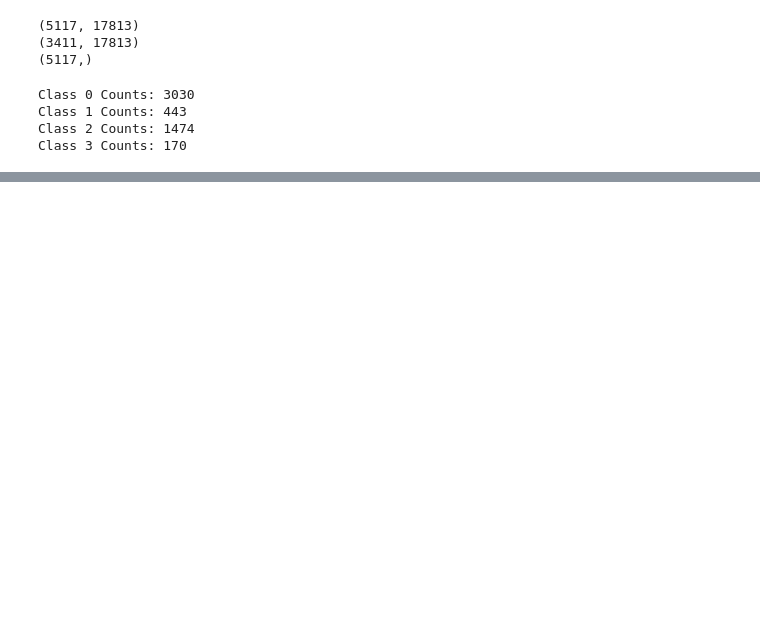
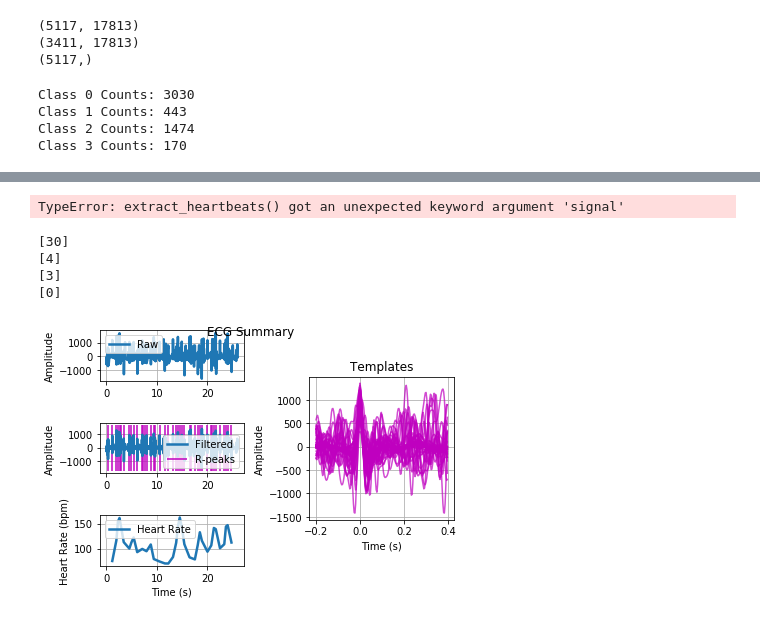
Before and after one commit to devpouya/AML, a Jupyter notebook: task.ipynb, the cells around one changed output, grey strips where cells are left out. Saved outputs shown, nothing was run; the diff lists cells and outputs as text; code cells hidden in the pictures; blank space fills up the shorter version.

```diff
--- a/task.ipynb
+++ b/task.ipynb
@@ -259,3 +368,58 @@ Class 3 Counts: 34
 x_modtrain, y_modtrain = make_folds(5,mod_min_fft_train,labels)
 
 x_zerotrain, y_zerotrain = make_folds(5,zero_pad_fft_train,labels)
+# %%
+from biosppy.signals.ecg import extract_heartbeats
+
+
+def extract_heartbeats(data):
+    All_rpeaks = []
+    All_templates = []
+    thrown_away = []
+    nanplaces = np.isnan(data)
+    for i in range(data.shape[0]):
+        stop_index = np.argmax(nanplaces[i,:]==True) -1
+        if stop_index > 0:
+            templates, rpeaks = extract_heartbeats(signal=data[i,:stop_index],sampling_rate=300)
+            All_rpeaks.append(rpeaks)
+            All_templates.append(templates)
+        else:
+            thrown_away.append(i)
+
+
+    return All_rpeaks, All_templates, thrown_away
+
+rpeaks, templates, thrown_away = extract_heartbeats(data)
+# %% [output]
+TypeError: extract_heartbeats() got an unexpected keyword argument 'signal'
+# %%
+#ts, filtered, rpeaks, templates_ts,templates, heart_rate_ts, heart_rate
+
+from biosppy.plotting import plot_ecg
+
+
+nanplaces = np.isnan(data)
+y_0 = np.argwhere(labels==0)
+y_1 = np.argwhere(labels==1)
+y_2 = np.argwhere(labels==2)
+y_3 = np.argwhere(labels==3)
+
+
+ind3 = y_3[0]
+ind2 = y_2[0]
+ind1 = y_1[0]
+ind = y_0[0]
+print(ind3)
+print(ind2)
+print(ind1)
+print(ind)
+stop_index = np.argmax(nanplaces[30,:]==True) -1
+
+
+ts3, filtered3, rpeaks3, templates_ts3,templates3, heart_rate_ts3, heart_rate3 = ecg(data[30,:stop_index], sampling_rate=300,show= True)
+# %% [output]
+[30]
+[4]
+[3]
+[0]
+[figure, added]
```
Also changed, not shown: parts of 19 cells of this notebook.
